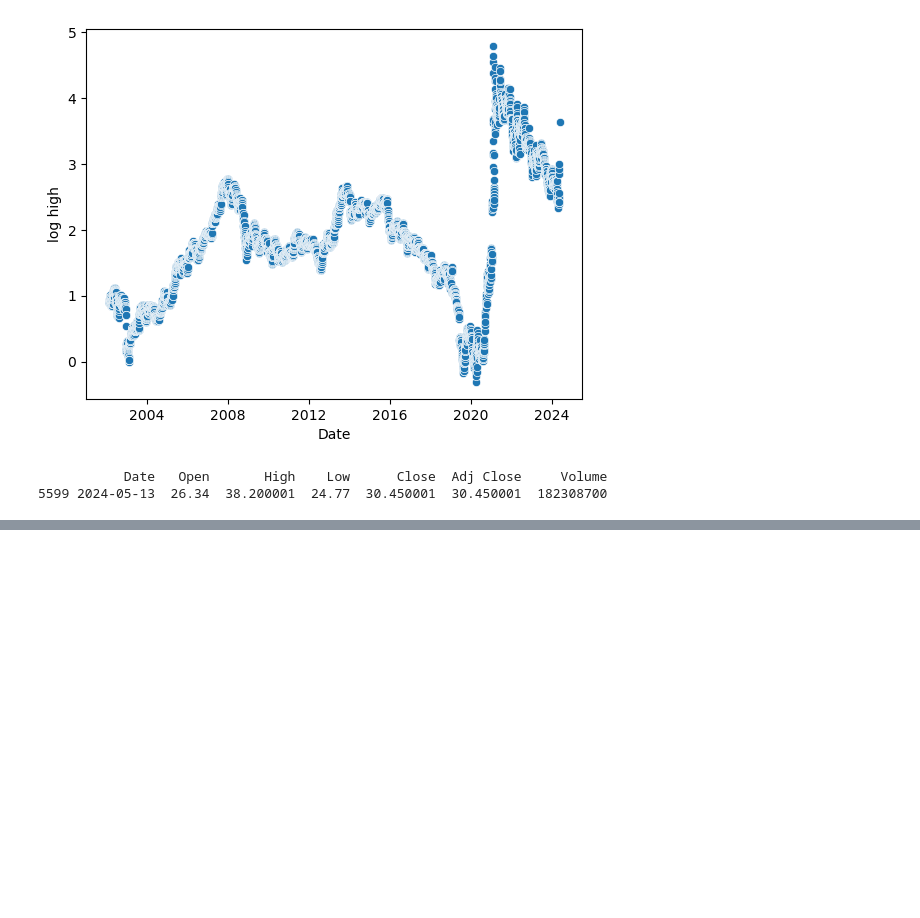
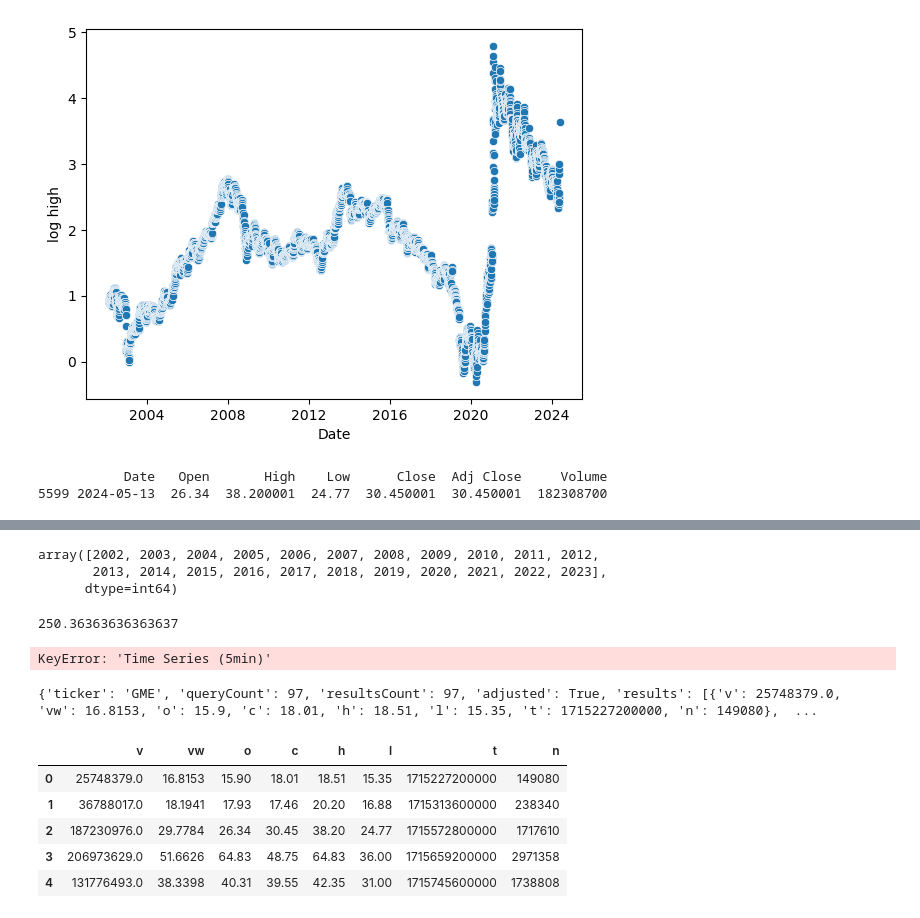
Before and after one commit to Charred-Baguette/AI-AT-CCIC, a Jupyter notebook: Semester 1/Stocks/gamestop.ipynb, the cells around one changed output, grey strips where cells are left out. Drawn from its saved outputs; the diff is of its cells as text; code cells hidden in the pictures; blank space fills up the shorter version.

```diff
--- a/Semester 1/Stocks/gamestop.ipynb
+++ b/Semester 1/Stocks/gamestop.ipynb
@@ -169,0 +154,17 @@ sum(years.values())/len(years)
+# %%
+dfdropped2024['year'].unique()
+# %% [output]
+array([2002, 2003, 2004, 2005, 2006, 2007, 2008, 2009, 2010, 2011, 2012,
+       2013, 2014, 2015, 2016, 2017, 2018, 2019, 2020, 2021, 2022, 2023],
+      dtype=int64)
+# %%
+years={}
+for i in range(len(dfdropped2024)):
+    year=dfdropped2024.loc[i]['Date'].year
+    if year not in years.keys():
+        years[year]=1
+    else:
+        years[year]+=1
+sum(years.values())/len(years)
+# %% [output]
+250.36363636363637
@@ -169,0 +178,23 @@ sum(years.values())/len(years)
+# %%
+called=pd.DataFrame(called['Time Series (5min)'])
+called.head()
+# %% [output]
+KeyError: 'Time Series (5min)'
+# %%
+url='https://api.polygon.io/v2/aggs/ticker/GME/range/1/day/2024-05-09/2024-09-27?adjusted=true&sort=asc&apiKey=...'
+rsp=requests.get(url)
+rsp.raise_for_status()
+called = rsp.json()
+print(called)
+# %% [output]
+{'ticker': 'GME', 'queryCount': 97, 'resultsCount': 97, 'adjusted': True, 'results': [{'v': 25748379.0, 'vw': 16.8153, 'o': 15.9, 'c': 18.01, 'h': 18.51, 'l': 15.35, 't': 1715227200000, 'n': 149080},  ...
+# %%
+called=pd.DataFrame(called['results'])
+called.head()
+# %% [output]
+|  | v | vw | o | c | h | l | t | n |
+| 0 | 25748379.0 | 16.8153 | 15.90 | 18.01 | 18.51 | 15.35 | 1715227200000 | 149080 |
+| 1 | 36788017.0 | 18.1941 | 17.93 | 17.46 | 20.20 | 16.88 | 1715313600000 | 238340 |
+| 2 | 187230976.0 | 29.7784 | 26.34 | 30.45 | 38.20 | 24.77 | 1715572800000 | 1717610 |
+| 3 | 206973629.0 | 51.6626 | 64.83 | 48.75 | 64.83 | 36.00 | 1715659200000 | 2971358 |
+| 4 | 131776493.0 | 38.3398 | 40.31 | 39.55 | 42.35 | 31.00 | 1715745600000 | 1738808 |
```
Also changed, not shown: parts of 8 cells of this notebook.
